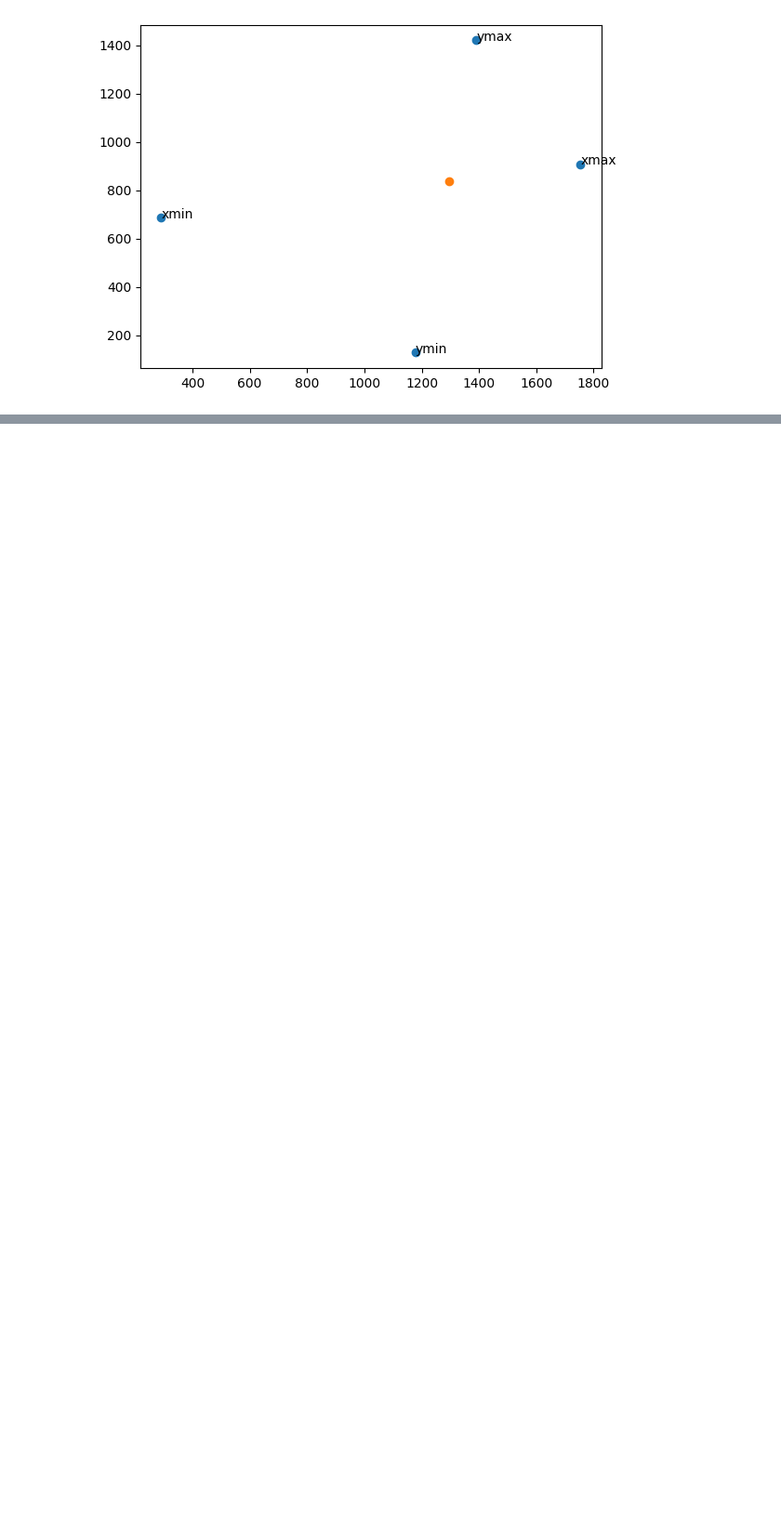
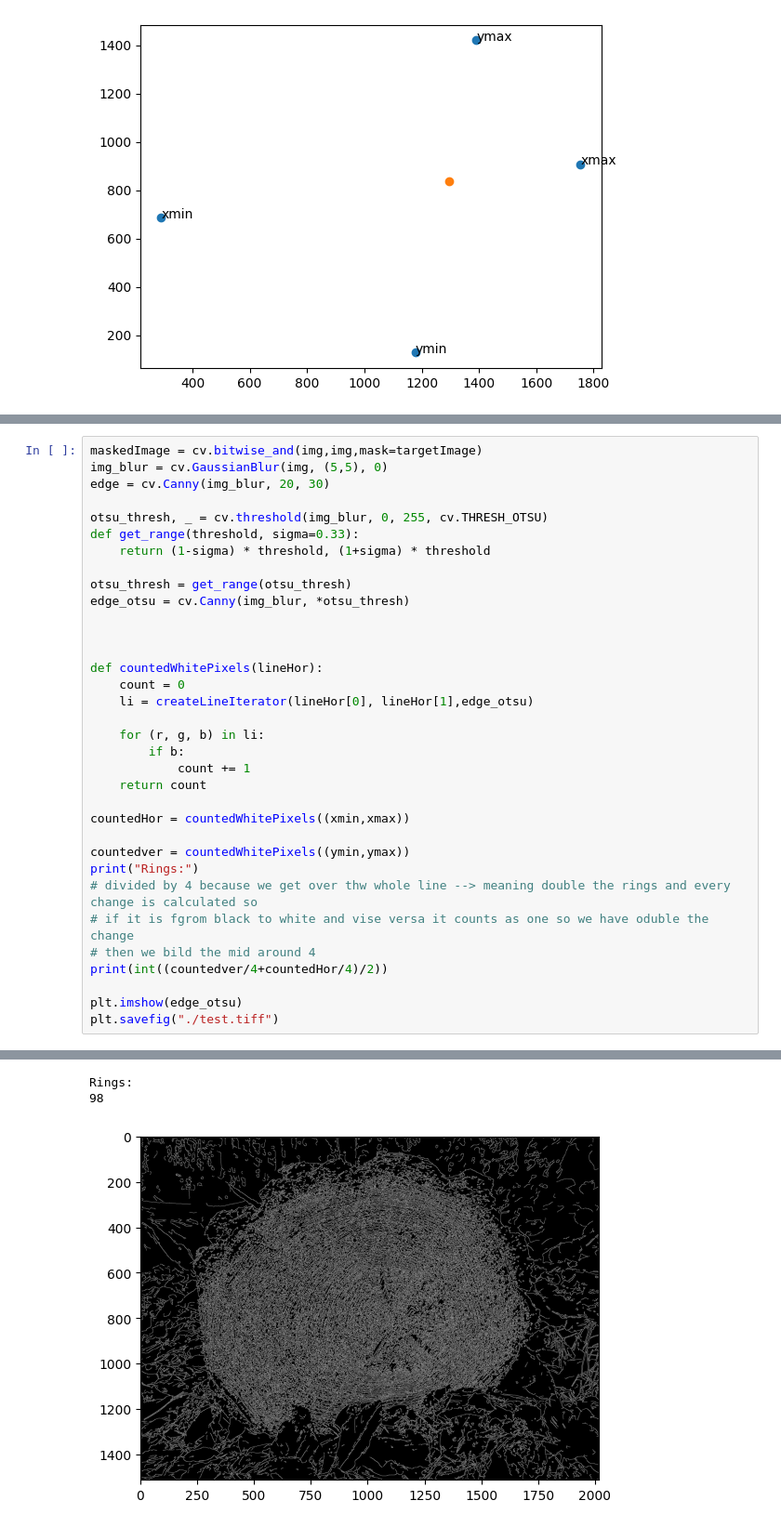
Before and after one commit to TheLoraxxz/DHBW-Mosbach-Digit-Bildverarbeitung-WS2023, a Jupyter notebook: CountRings.ipynb, the cells around one changed output, grey strips where cells are left out. Shown at 93% size. Saved outputs shown, nothing was run; the diff lists cells and outputs as text; blank space fills up the shorter version.

Commit message:
first iteration finished and now have the amount of rings, need to validate whether those are right

```diff
--- a/CountRings.ipynb
+++ b/CountRings.ipynb
@@ -139,0 +214,35 @@ plt.savefig("./test.tiff")
+# %%
+maskedImage = cv.bitwise_and(img,img,mask=targetImage)
+img_blur = cv.GaussianBlur(img, (5,5), 0)
+edge = cv.Canny(img_blur, 20, 30)
+
+otsu_thresh, _ = cv.threshold(img_blur, 0, 255, cv.THRESH_OTSU)
+def get_range(threshold, sigma=0.33):
+    return (1-sigma) * threshold, (1+sigma) * threshold
+
+otsu_thresh = get_range(otsu_thresh)
+edge_otsu = cv.Canny(img_blur, *otsu_thresh)
+
+
+
+def countedWhitePixels(lineHor):
+    count = 0
+    li = createLineIterator(lineHor[0], lineHor[1],edge_otsu)
+
+    for (r, g, b) in li:
+        if b:
+            count += 1
+    return count
+
+countedHor = countedWhitePixels((xmin,xmax))
+
+countedver = countedWhitePixels((ymin,ymax))
+print("Rings:")
+# divided by 4 because we get over thw whole line --> meaning double the rings and every change is calculated so
+# if it is fgrom black to white and vise versa it counts as one so we have oduble the change
+# then we bild the mid around 4
+print(int((countedver/4+countedHor/4)/2))
+
+plt.imshow(edge_otsu)
+plt.savefig("./test.tiff")
+# %% [output]
@@ -139,0 +253,3 @@ plt.savefig("./test.tiff")
+Rings:
+98
+[figure, added]
```
Also changed, not shown: parts of 3 cells of this notebook.
